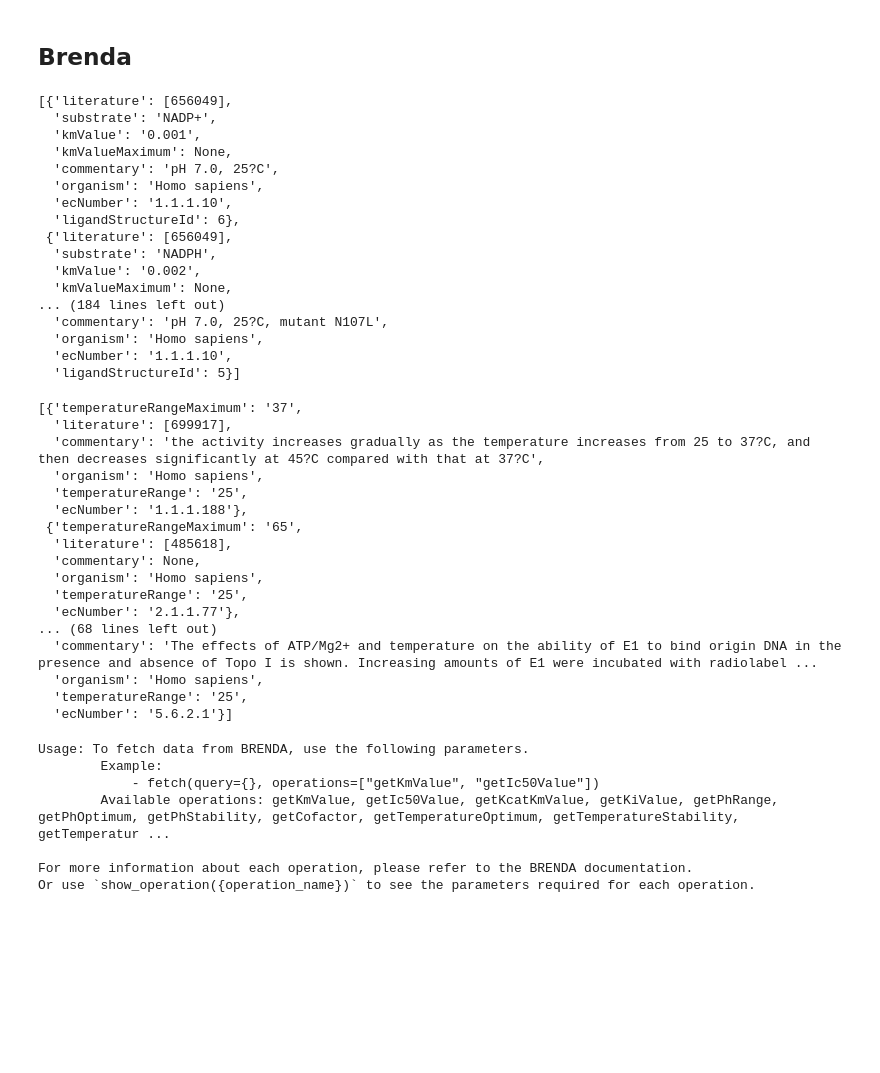
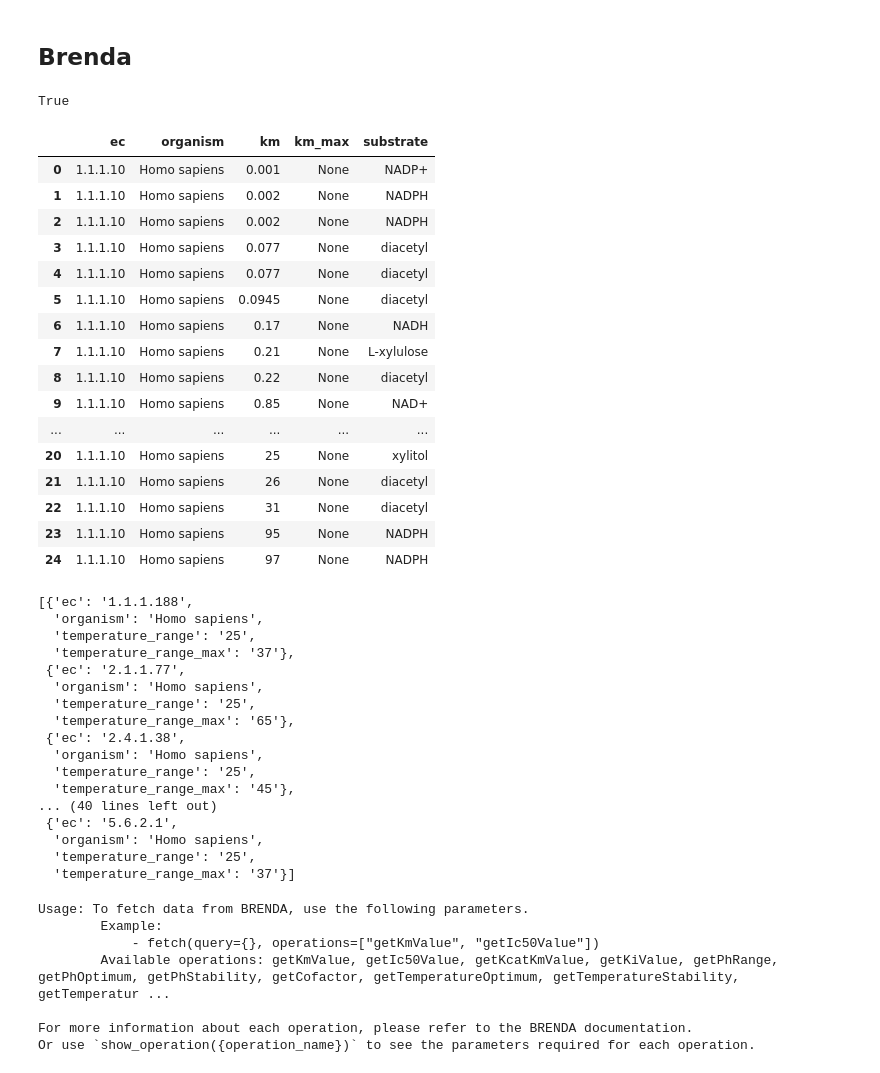
Before and after one commit to ProteinEngineering-PESB2/BioSeqDownloader, a Jupyter notebook: tests.ipynb, the cells around one changed output. Drawn from its saved outputs; the diff is of its cells as text; code cells hidden in the pictures; blank space fills up the shorter version.

```diff
--- a/tests.ipynb
+++ b/tests.ipynb
@@ -803,31 +814,34 @@ instance = BrendaInstance(
 # %%
 instance.fetch_single(
     query=
         {
             "ecNumber": "1.1.1.10",
             "organism": "Homo sapiens",
             #"kcatKmValue": "0.5"
         },
-    operation="getKmValue",
+    method="getKmValue",
+    parse=True,
+    to_dataframe=True
 )
 # %% [output]
-[{'literature': [656049],
-  'substrate': 'NADP+',
-  'kmValue': '0.001',
-  'kmValueMaximum': None,
-  'commentary': 'pH 7.0, 25?C',
-  'organism': 'Homo sapiens',
-  'ecNumber': '1.1.1.10',
-  'ligandStructureId': 6},
- {'literature': [656049],
-  'substrate': 'NADPH',
-  'kmValue': '0.002',
-  'kmValueMaximum': None,
-... (184 lines left out)
-  'commentary': 'pH 7.0, 25?C, mutant N107L',
-  'organism': 'Homo sapiens',
-  'ecNumber': '1.1.1.10',
-  'ligandStructureId': 5}]
+True
+|  | ec | organism | km | km_max | substrate |
+| 0 | 1.1.1.10 | Homo sapiens | 0.001 | None | NADP+ |
+| 1 | 1.1.1.10 | Homo sapiens | 0.002 | None | NADPH |
+| 2 | 1.1.1.10 | Homo sapiens | 0.002 | None | NADPH |
+| 3 | 1.1.1.10 | Homo sapiens | 0.077 | None | diacetyl |
+| 4 | 1.1.1.10 | Homo sapiens | 0.077 | None | diacetyl |
+| 5 | 1.1.1.10 | Homo sapiens | 0.0945 | None | diacetyl |
+| 6 | 1.1.1.10 | Homo sapiens | 0.17 | None | NADH |
+| 7 | 1.1.1.10 | Homo sapiens | 0.21 | None | L-xylulose |
+| 8 | 1.1.1.10 | Homo sapiens | 0.22 | None | diacetyl |
+| 9 | 1.1.1.10 | Homo sapiens | 0.85 | None | NAD+ |
+| ... | ... | ... | ... | ... | ... |
+| 20 | 1.1.1.10 | Homo sapiens | 25 | None | xylitol |
+| 21 | 1.1.1.10 | Homo sapiens | 26 | None | diacetyl |
+| 22 | 1.1.1.10 | Homo sapiens | 31 | None | diacetyl |
+| 23 | 1.1.1.10 | Homo sapiens | 95 | None | NADPH |
+| 24 | 1.1.1.10 | Homo sapiens | 97 | None | NADPH |
 # %%
 instance.fetch_single(
     query=
@@ -836,26 +850,27 @@ instance.fetch_single(
             "organism": "Homo sapiens",
             "temperatureRange": "25-37"
         },
-    operation="getTemperatureRange",
+    method="getTemperatureRange",
+    parse=True
 )
 # %% [output]
-[{'temperatureRangeMaximum': '37',
-  'literature': [699917],
-  'commentary': 'the activity increases gradually as the temperature increases from 25 to 37?C, and then decreases significantly at 45?C compared with that at 37?C',
+[{'ec': '1.1.1.188',
   'organism': 'Homo sapiens',
-  'temperatureRange': '25',
-  'ecNumber': '1.1.1.188'},
- {'temperatureRangeMaximum': '65',
-  'literature': [485618],
-  'commentary': None,
+  'temperature_range': '25',
+  'temperature_range_max': '37'},
+ {'ec': '2.1.1.77',
   'organism': 'Homo sapiens',
-  'temperatureRange': '25',
-  'ecNumber': '2.1.1.77'},
-... (68 lines left out)
-  'commentary': 'The effects of ATP/Mg2+ and temperature on the ability of E1 to bind origin DNA in the presence and absence of Topo I is shown. Increasing amounts of E1 were incubated with radiolabel ...
+  'temperature_range': '25',
+  'temperature_range_max': '65'},
+ {'ec': '2.4.1.38',
   'organism': 'Homo sapiens',
-  'temperatureRange': '25',
-  'ecNumber': '5.6.2.1'}]
+  'temperature_range': '25',
+  'temperature_range_max': '45'},
+... (40 lines left out)
+ {'ec': '5.6.2.1',
+  'organism': 'Homo sapiens',
+  'temperature_range': '25',
+  'temperature_range_max': '37'}]
 # %%
 print(instance.query_usage())
 # %% [output]
```
Also changed, not shown: parts of 27 cells of this notebook, 34 other files.
